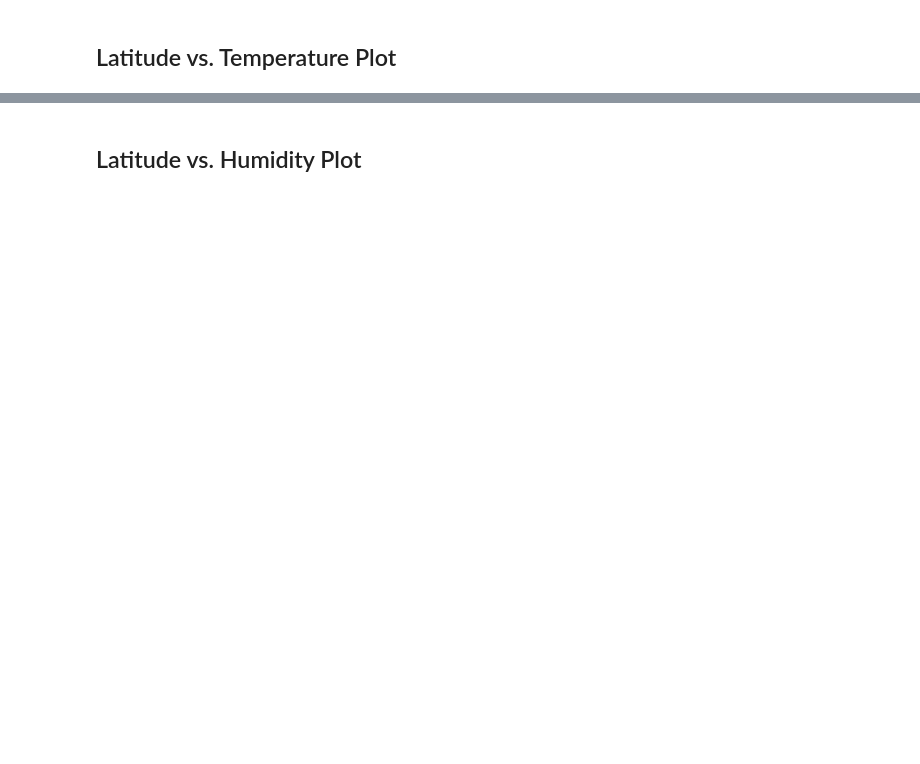
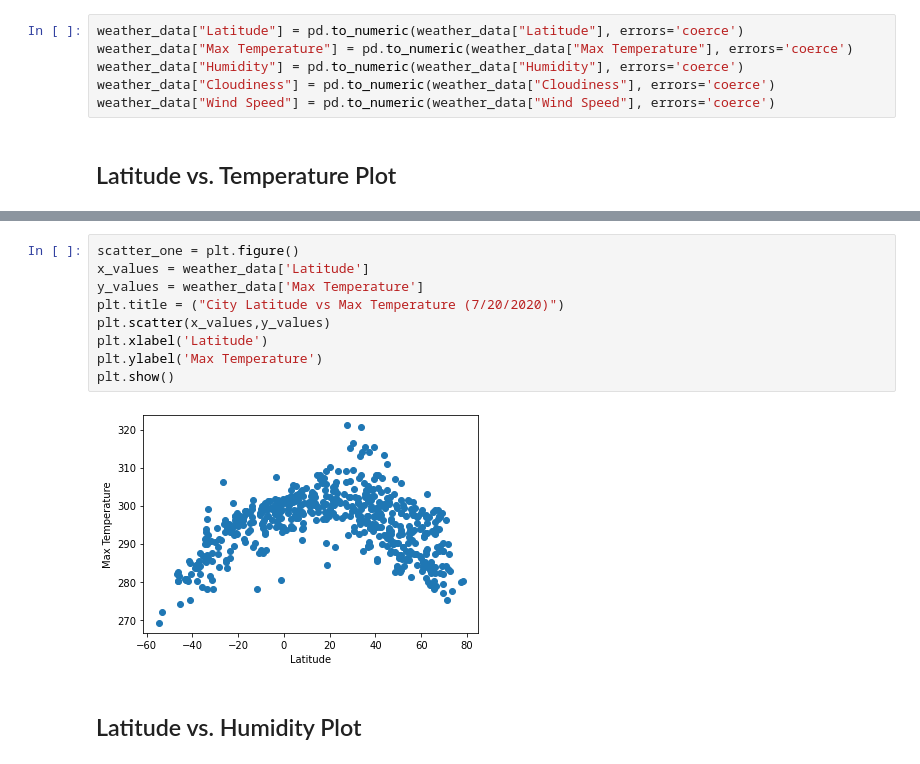
Before and after one commit to armywalrus/Global-Weather_Model-APIs-Python, a Jupyter notebook: WeatherPy/WeatherPy.ipynb, the cells around one changed output, grey strips where cells are left out. Cells and saved outputs as stored; diff of their text form; blank space fills up the shorter version.

Commit message:
added first four scatter plots

```diff
--- a/WeatherPy/WeatherPy.ipynb
+++ b/WeatherPy/WeatherPy.ipynb
@@ -236,2 +204,8 @@ Int64Index([], dtype='int64')
+# %%
+weather_data["Latitude"] = pd.to_numeric(weather_data["Latitude"], errors='coerce')
+weather_data["Max Temperature"] = pd.to_numeric(weather_data["Max Temperature"], errors='coerce')
+weather_data["Humidity"] = pd.to_numeric(weather_data["Humidity"], errors='coerce')
+weather_data["Cloudiness"] = pd.to_numeric(weather_data["Cloudiness"], errors='coerce')
+weather_data["Wind Speed"] = pd.to_numeric(weather_data["Wind Speed"], errors='coerce')
 # %% [markdown]
 ## Latitude vs. Temperature Plot
@@ -241,2 +212,13 @@ Int64Index([], dtype='int64')
+# %%
+scatter_one = plt.figure()
+x_values = weather_data['Latitude']
+y_values = weather_data['Max Temperature']
+plt.title = ("City Latitude vs Max Temperature (7/20/2020)")
+plt.scatter(x_values,y_values)
+plt.xlabel('Latitude')
+plt.ylabel('Max Temperature')
+plt.show()
+# %% [output]
+[figure, added]
 # %% [markdown]
 ## Latitude vs. Humidity Plot
```
Also changed, not shown: parts of 30 cells of this notebook.
